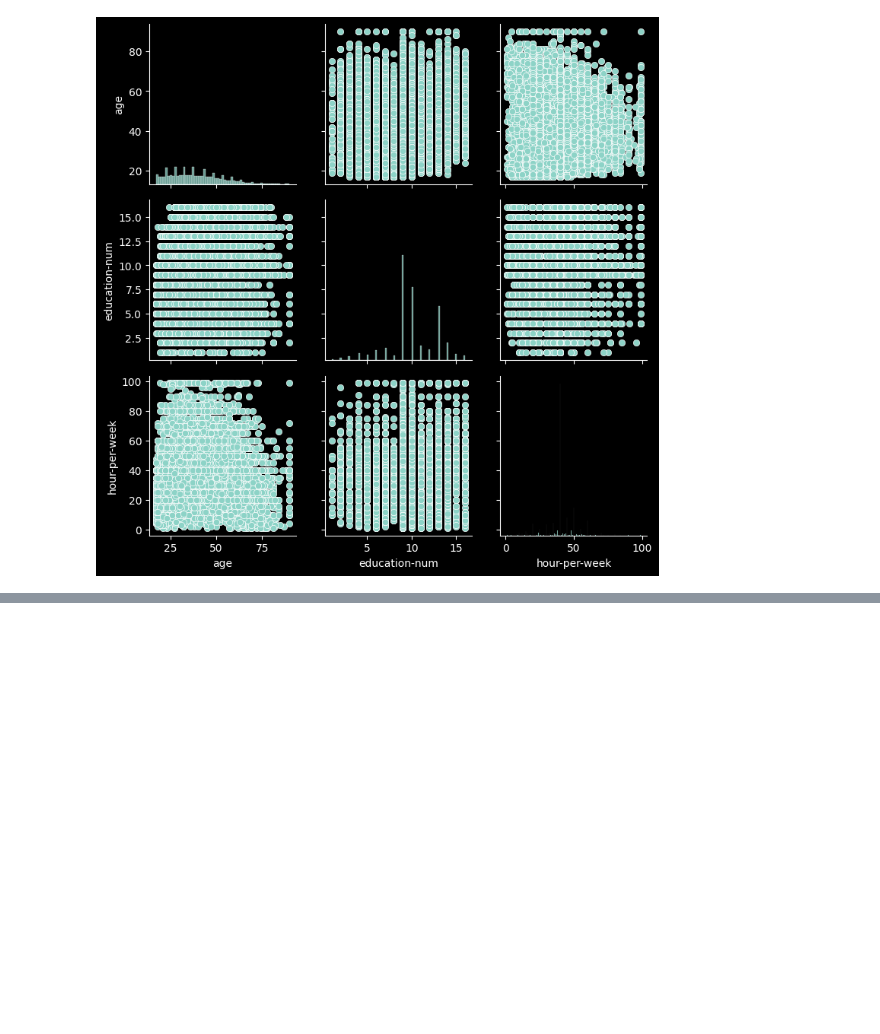
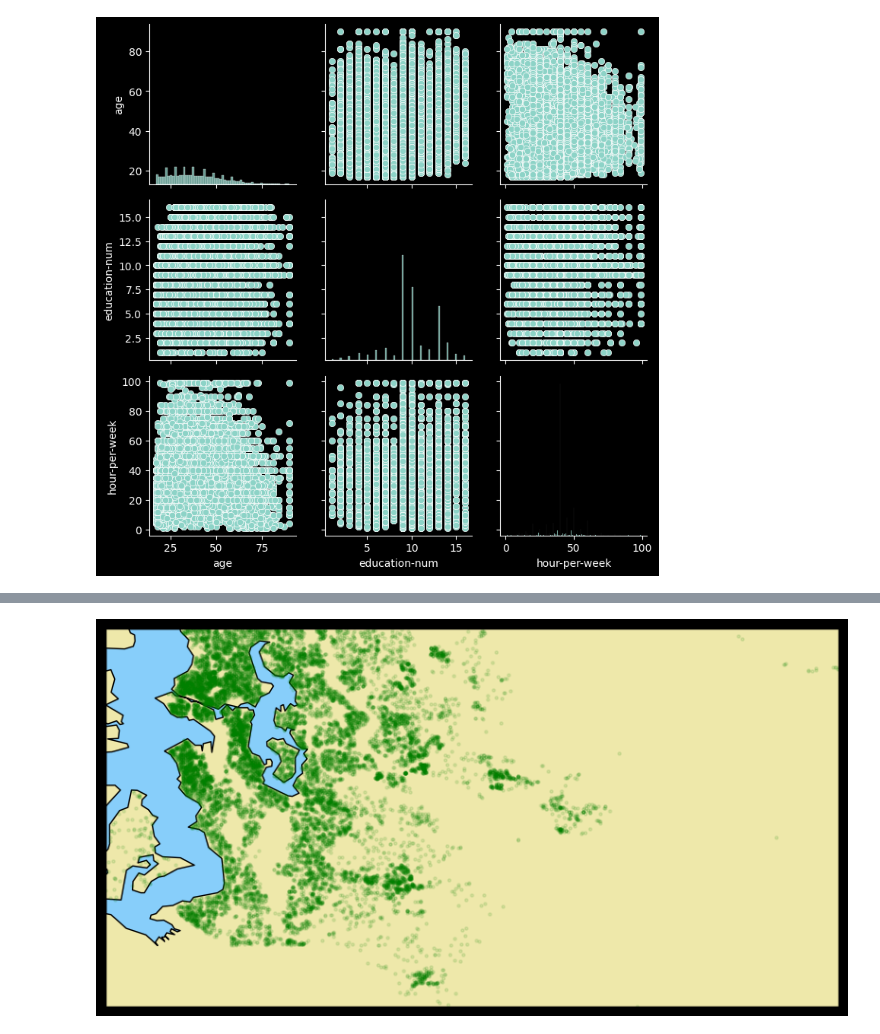
Before and after one commit to Joao-Inacio/Statistics_for-Data_Science, a Jupyter notebook: Visualizacao/Graficos.ipynb, the cells around one changed output, grey strips where cells are left out. Saved outputs shown, nothing was run; the diff lists cells and outputs as text; code cells hidden in the pictures; blank space fills up the shorter version.

Commit message:
Mapa com latitude e longitude

```diff
--- a/Visualizacao/Graficos.ipynb
+++ b/Visualizacao/Graficos.ipynb
@@ -181,0 +187,4 @@ g.map_offdiag(sns.scatterplot);
+# %%
+# Base de dados
+df = pd.read_csv('../Distribuições_Estatisticas/house_prices.csv')
+df.head()
@@ -181,0 +225,19 @@ g.map_offdiag(sns.scatterplot);
+# %%
+# Obtendo os valores mínimos e máximos
+lat1, lat2 = df['lat'].min(), df['lat'].max()
+lon1, lon2 = df['long'].min(), df['long'].max()
+# %%
+# Visualizando o mapa
+plt.figure(figsize=(10, 10))
+m = Basemap(projection='cyl', resolution='h',
+            llcrnrlat=lat1, urcrnrlat=lat2,
+            llcrnrlon=lon1, urcrnrlon=lon2)
+m.drawcoastlines()
+m.fillcontinents(color='palegoldenrod', lake_color='lightskyblue')
+m.drawmapboundary(fill_color='lightskyblue')
+m.scatter(
+    df['long'], df['lat'], s=5,
+    c='green', alpha=0.1, zorder=2
+);
+# %% [output]
+[figure, added]
```
Also changed, not shown: parts of 13 cells of this notebook.
